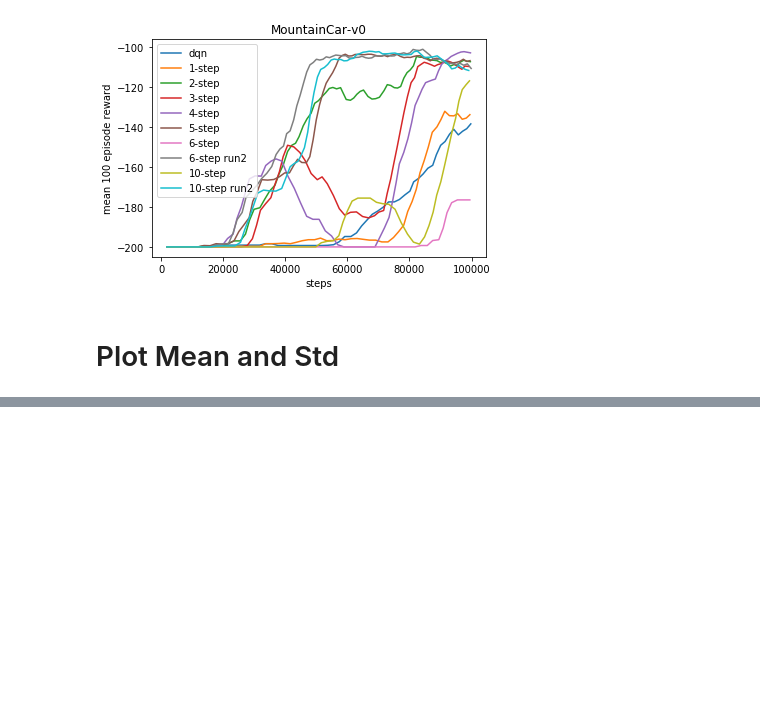
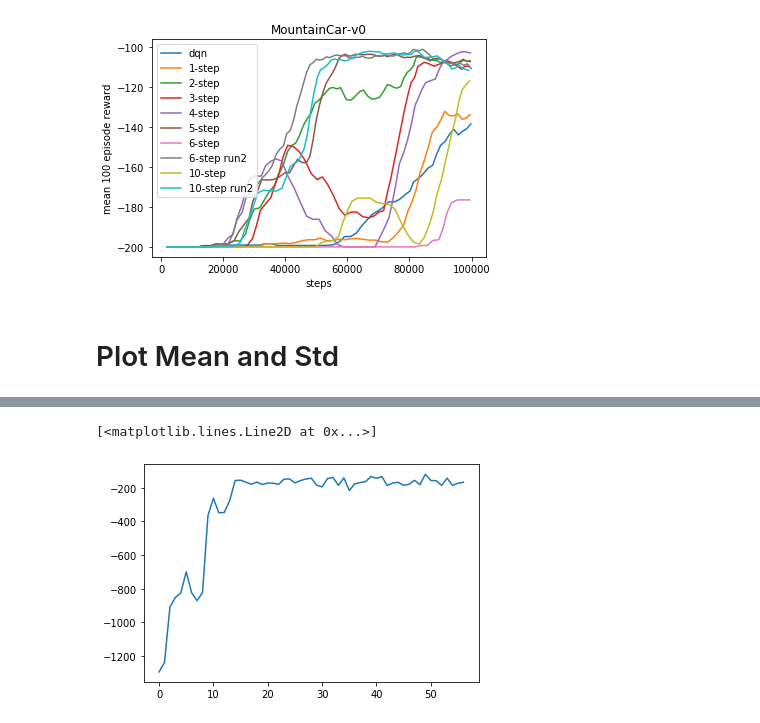
Before and after one commit to LinghengMeng/openai_baselines_extension, a Jupyter notebook: baselines/deepq_n_step/experiments/compare_results.ipynb, the cells around one changed output, grey strips where cells are left out. Cells and saved outputs as stored; diff of their text form; code cells hidden in the pictures; blank space fills up the shorter version.

```diff
--- a/baselines/deepq_n_step/experiments/compare_results.ipynb
+++ b/baselines/deepq_n_step/experiments/compare_results.ipynb
@@ -196,0 +259,8 @@ plot_data_group(data_groups = [mountaincar_v0_dqn_dfs, mountaincar_v0_5step_dfs]
+# %%
+Pendulum_v0_path = r"C:\Users\Lingheng\Google Drive\git_repos\spinup_data\2019-07-16_ddpg_n_step_Pendulum_v0\2019-07-16_21-31-25-ddpg_n_step_Pendulum_v0_s0"
+Pendulum_v0_df = pd.read_csv(Pendulum_v0_path+'\progress.txt', sep='\t')
+fig, axes = plt.subplots(1,1)
+axes.plot(Pendulum_v0_df['AverageEpRet'])
+# %% [output]
+[<matplotlib.lines.Line2D at 0x...>]
+[figure, added]
```
Also changed, not shown: parts of 3 cells of this notebook, 6 other files.
